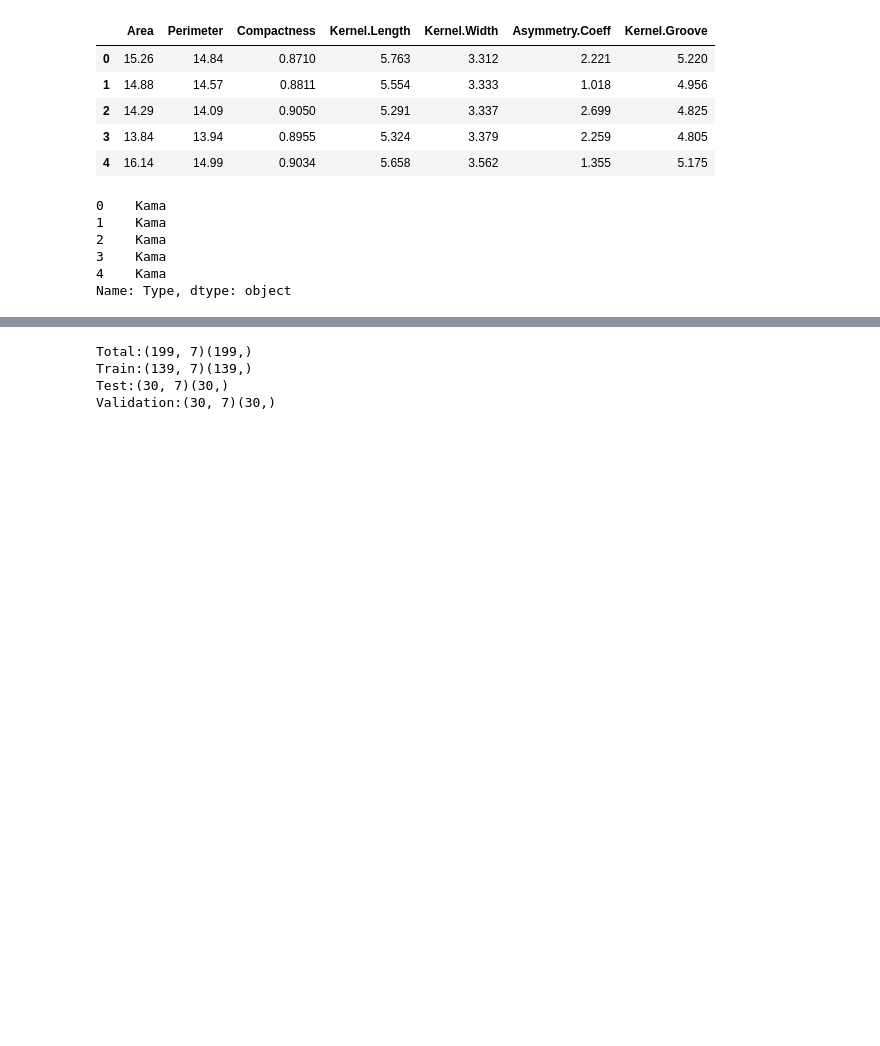
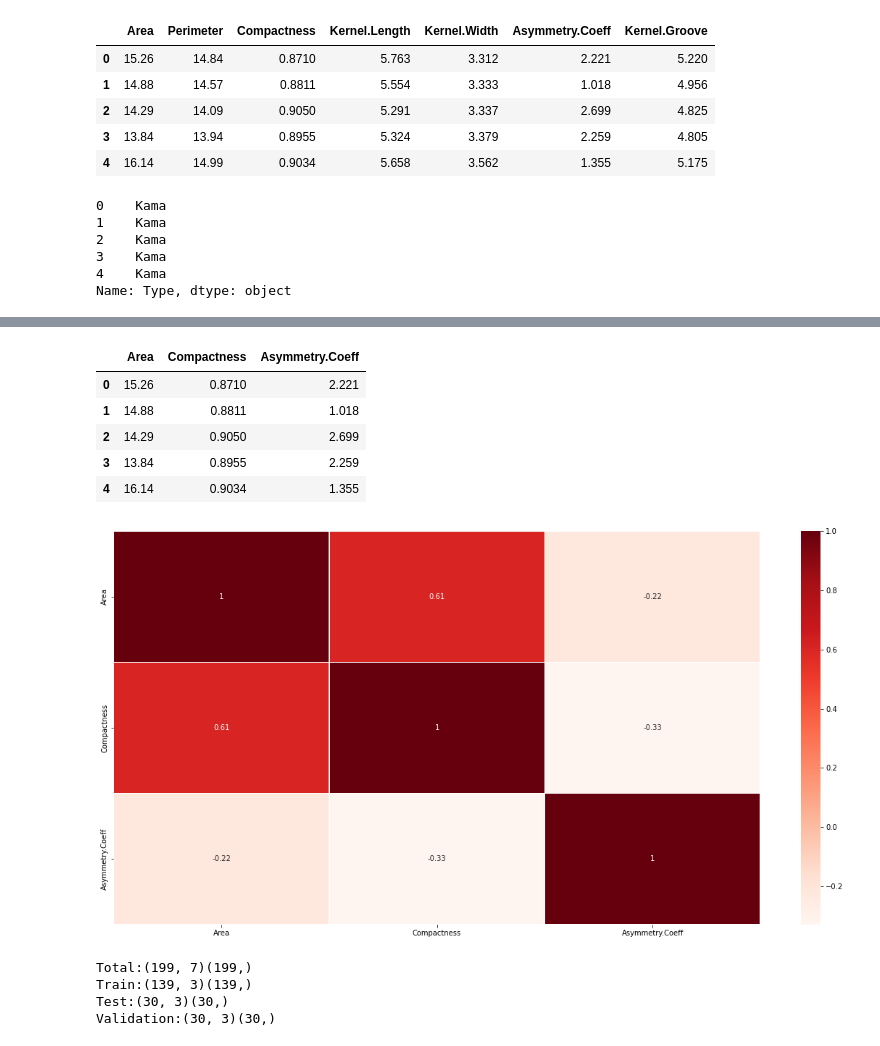
Before and after one commit to leokan1/AIDI2004_finalproject, a Jupyter notebook: AIDI2004_finalproject.ipynb, the cells around one changed output, grey strips where cells are left out. Cells and saved outputs as stored; diff of their text form; code cells hidden in the pictures; blank space fills up the shorter version.

```diff
--- a/AIDI2004_finalproject.ipynb
+++ b/AIDI2004_finalproject.ipynb
@@ -85,9 +97,35 @@ Name: Type, dtype: object
+# %%
+# Finding Features with higher correlation value then threshold value
+threshold = 0.8
+
+corrFeatures = set()# Correlation Features
+
+#correlationMatrix = data.corr()
+for i in range(len(correlationMatrix.columns)):
+    for j in range(i):
+        if abs(correlationMatrix.iloc[i,j]) >= threshold: # comparing correlation value to threshold value
+            corrFeatures.add(correlationMatrix.columns[i])# Adding the Features to the set
+# %%
+X_new =  X.drop(corrFeatures, axis = 1)
+correlationMatrix = X_new.corr()
+
+plt.figure(figsize = (20,10))
+sns.heatmap(correlationMatrix, annot = True, cmap = "Reds", linewidths = 0.5)
+X_new.head()
+# %% [output]
+|  | Area | Compactness | Asymmetry.Coeff |
+| 0 | 15.26 | 0.8710 | 2.221 |
+| 1 | 14.88 | 0.8811 | 1.018 |
+| 2 | 14.29 | 0.9050 | 2.699 |
+| 3 | 13.84 | 0.8955 | 2.259 |
+| 4 | 16.14 | 0.9034 | 1.355 |
+[figure, added]
 # %%
 all_results_valid = {}
 all_results_test = {}
 # %%
 #Create training and testing variables by splitting data into 80:20 train:test ratio
-X_train, X_test, y_train, y_test = train_test_split(X, y, test_size=0.3, random_state=42)
+X_train, X_test, y_train, y_test = train_test_split(X_new, y, test_size=0.3, random_state=42)
 
 #Create testing and validation variables by splitting data into 50:50 train:test ratio
 X_test, X_valid, y_test, y_valid = train_test_split(X_test, y_test, test_size=0.5, random_state=42)
@@ -98,9 +136,9 @@ print(f"Test:{X_test.shape}{y_test.shape}")
 print(f"Validation:{X_valid.shape}{y_valid.shape}")
 # %% [output]
 Total:(199, 7)(199,)
-Train:(139, 7)(139,)
-Test:(30, 7)(30,)
-Validation:(30, 7)(30,)
+Train:(139, 3)(139,)
+Test:(30, 3)(30,)
+Validation:(30, 3)(30,)
 # %%
 # Feature Scaling
 scaler = StandardScaler()
```
Also changed, not shown: parts of 25 cells of this notebook.
